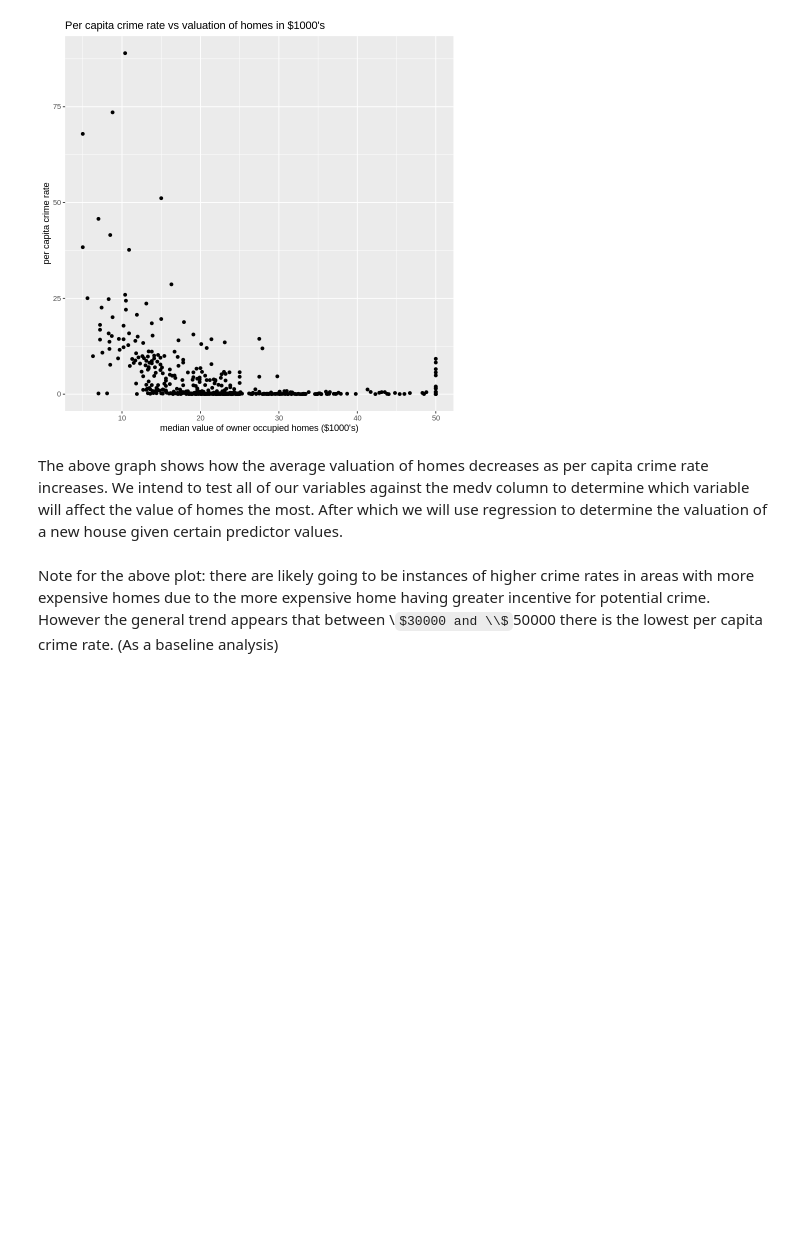
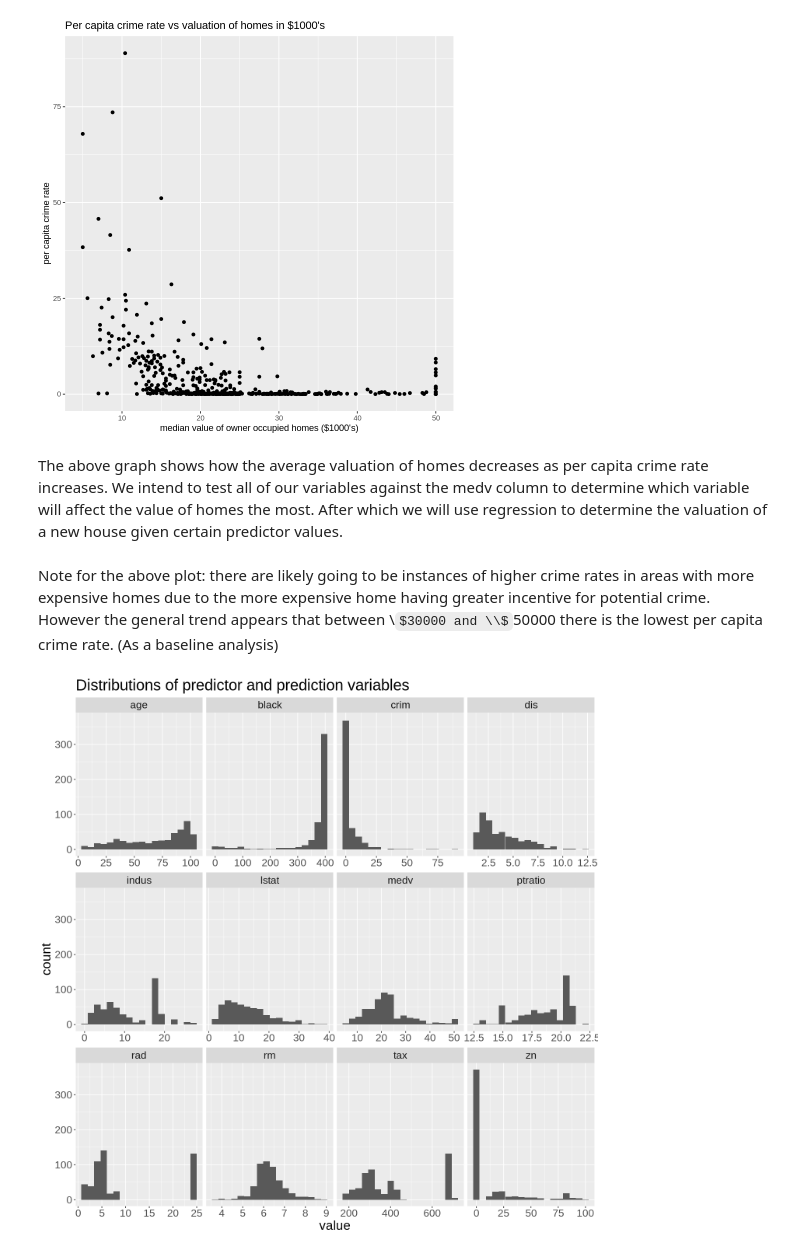
Before and after one commit to bohaoh/DSCI100-Group39-Project, a Jupyter notebook: DSCI Group 39 Project Proposal.ipynb, the cells around one changed output. Drawn from its saved outputs; the diff is of its cells as text; code cells hidden in the pictures; some formulas as TeX source; blank space fills up the shorter version.

Commit message:
Added additional visualisations
Added histograms for all predictor variables and correlation matrix.

```diff
--- a/DSCI Group 39 Project Proposal.ipynb
+++ b/DSCI Group 39 Project Proposal.ipynb
@@ -147,3 +148,17 @@ housing_crim_plot
 The above graph shows how the average valuation of homes decreases as per capita crime rate increases. We intend to test all of our variables against the medv column to determine which variable will affect the value of homes the most. After which we will use regression to determine the valuation of a new house given certain predictor values.
 # %% [markdown]
 Note for the above plot: there are likely going to be instances of higher crime rates in areas with more expensive homes due to the more expensive home having greater incentive for potential crime. However the general trend appears that between \\$30000 and \\$50000 there is the lowest per capita crime rate. (As a baseline analysis)
+# %%
+options(repr.plot.width = 12, repr.plot.height = 12)
+long_data <- housing_nocol %>%
+    gather()
+
+predictor_histograms <- ggplot(long_data, aes(value)) +
+    geom_histogram(bins = 18) +
+    facet_wrap(~key, scales= 'free_x') +
+    theme(text = element_text(size = 20)) +
+    ggtitle("Distributions of predictor and prediction variables")
+
+predictor_histograms
+# %% [output]
+[figure, added]
```
Also changed, not shown: parts of 5 cells of this notebook.
